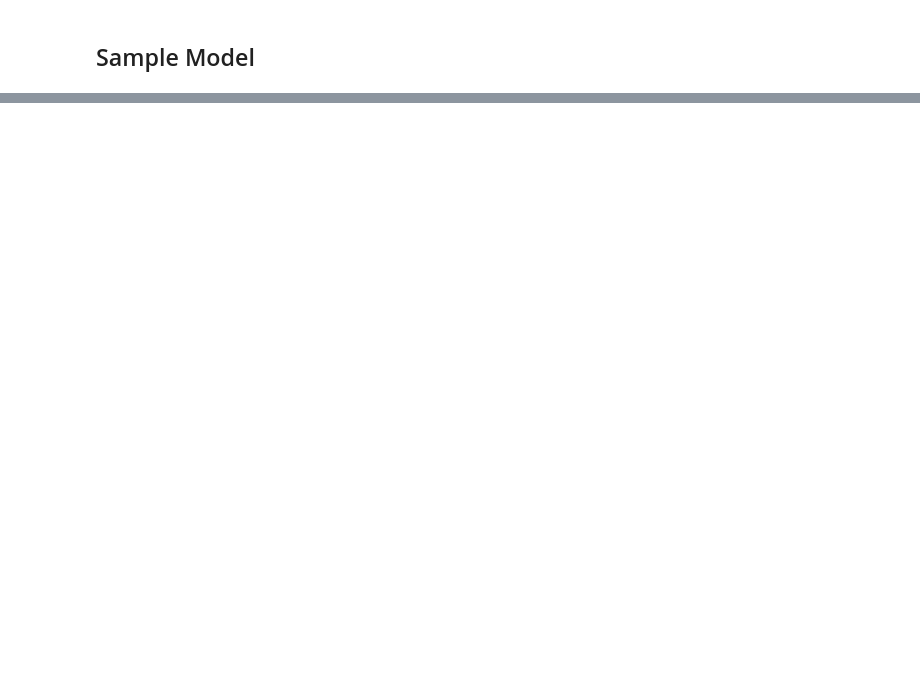
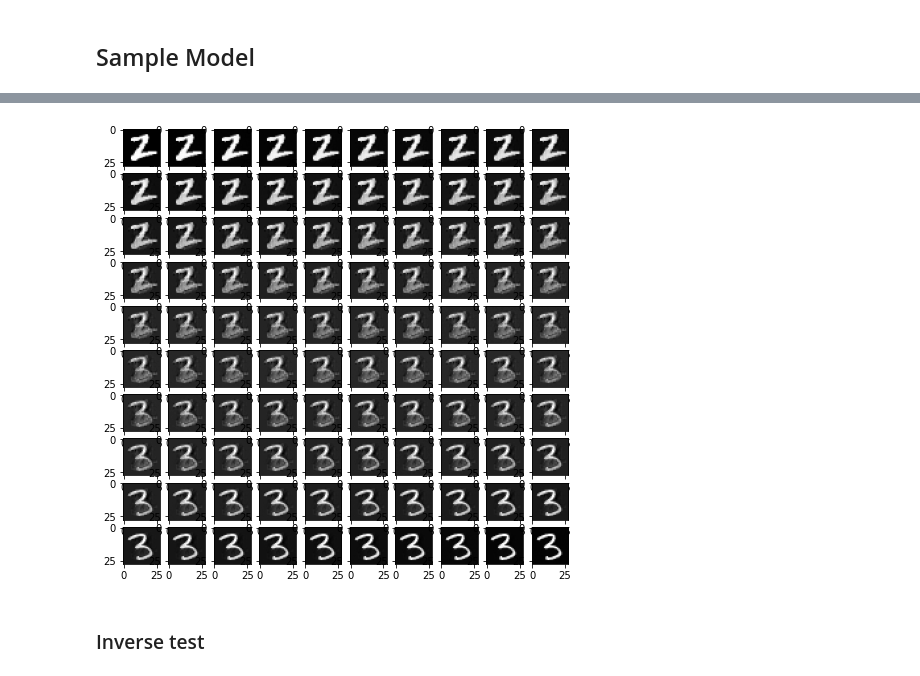
Before and after one commit to EnriqueNueve/TF_Toolbox, a Jupyter notebook: NICE_2.4.1/NICE.ipynb, the cells around one changed output, grey strips where cells are left out. Cells and saved outputs as stored; diff of their text form; code cells hidden in the pictures; blank space fills up the shorter version.

```diff
--- a/NICE_2.4.1/NICE.ipynb
+++ b/NICE_2.4.1/NICE.ipynb
@@ -160,11 +155,13 @@ class NICE(keras.Model):
             h, s_vals = self(X)
 
             # Caculate loss, prior is standard logistic
-            loss = s_vals + tf.math.reduce_sum(self.prior.log_prob(h),axis=1)
+            #loss = s_vals + tf.math.reduce_sum(self.prior.log_prob(h),axis=-1)
+            #loss = s_vals - tf.math.reduce_sum(tf.math.log(tf.math.exp(h)+1)+tf.math.log(tf.math.exp(-1*h)+1),axis=-1)
+            loss = s_vals + tf.reduce_sum(-(tf.math.softplus(h) + tf.math.softplus(-h)), axis=1)
+
             loss = -tf.math.reduce_mean(loss)
 
         grads = tape.gradient(loss, self.trainable_weights)
-        #grads = [tf.clip_by_norm(g, 1)for g in grads]
         self.optimizer.apply_gradients(zip(grads, self.trainable_weights))
         self.loss_tracker.update_state(loss)
         return {
@@ -174,7 +171,10 @@ class NICE(keras.Model):
     def test_step(self, data):
         X, y = data[0], data[1]
         h, s_vals = self(X)
-        loss = s_vals + tf.math.reduce_sum(self.prior.log_prob(h),axis=1)
+        #loss = s_vals + tf.math.reduce_sum(self.prior.log_prob(h),axis=1)
+        #loss = s_vals - tf.math.reduce_sum(tf.math.log(tf.math.exp(h)+1)+tf.math.log(tf.math.exp(-1*h)+1),axis=-1)
+        loss = s_vals + tf.reduce_sum(-(tf.math.softplus(h) + tf.math.softplus(-h)), axis=1)
+
         loss = -tf.math.reduce_mean(loss)
         self.loss_tracker.update_state(loss)
 
@@ -235,7 +230,8 @@ model.save_weights("NICE_weights.h5")
 # %% [markdown]
 ## Sample Model
 # %%
-model = NICE(input_dim=784,n_couple=4,couple_dim=1000)
+model = NICE(input_dim=784,n_couple=5,couple_dim=1000)
 x = np.ones((1,784))
 x = model(x, inverse=True, pass_inv=True)
 model.load_weights("nice_weights.h5")
+model.summary()
@@ -250,0 +271,27 @@ plt.show()
+# %%
+w=10
+h=10
+fig=plt.figure(figsize=(8, 8))
+columns = 10
+rows = 10
+
+phi = 0
+
+for i in range(1, columns*rows +1):
+    fig.add_subplot(rows, columns, i)
+    mix_A_B = A*(1-phi)+B*phi
+
+    a, _ = model(A.reshape(1,784), inverse=False)
+    a = a.numpy()
+    b, _ = model(B.reshape(1,784), inverse=False)
+    b = b.numpy()
+    mix_a_b = a*(1-phi)+b*phi
+    img = model(mix_a_b, inverse=True, pass_inv=True).numpy()
+    phi += .01
+
+    plt.imshow(img.reshape(28,28), cmap="gray")
+plt.show()
+# %% [output]
+[figure, added]
+# %% [markdown]
+### Inverse test
```
Also changed, not shown: parts of 13 cells of this notebook.
